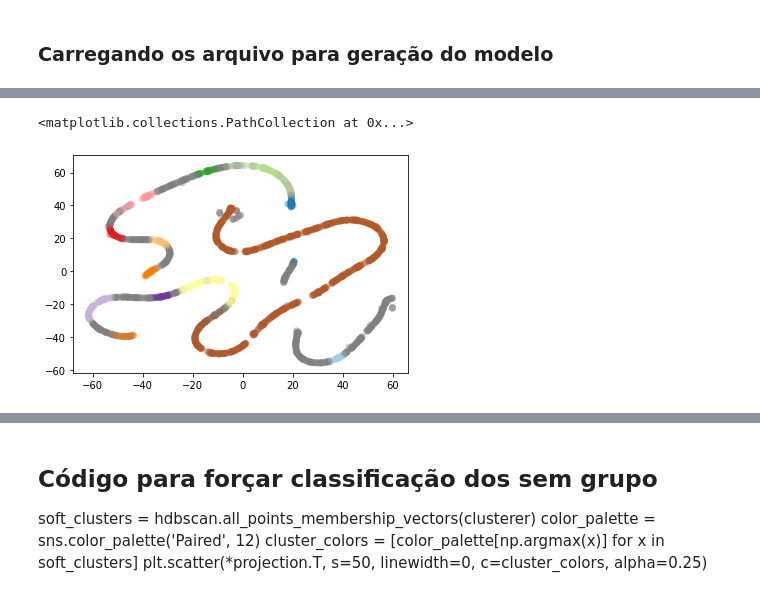
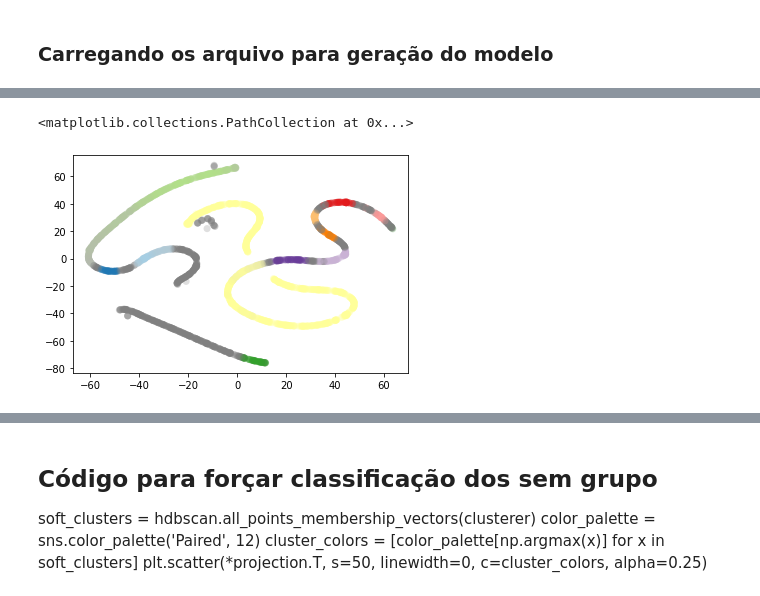
Before and after one commit to DenisAraujo68/hackFestRS, a Jupyter notebook: jupyter/HackFestRS-clustering.ipynb, the cells around one changed output, grey strips where cells are left out. Saved outputs shown, nothing was run; the diff lists cells and outputs as text; code cells hidden in the pictures.

```diff
--- a/jupyter/HackFestRS-clustering.ipynb
+++ b/jupyter/HackFestRS-clustering.ipynb
@@ -9,5 +9,4 @@ import seaborn as sns
 %matplotlib inline
 # %%
 # Carrega no Dataframe somente os dados que serão usados para treinar o modelo
-df = pd.read_csv('indicadores2-07-11.csv')[['vl_licitacao','indicador1','indicador2']]
-df.shape
+df_csv = pd.read_csv('indicadores2-07-11.csv')[['id','vl_licitacao','indicador1','indicador2']]
@@ -43,0 +26,9 @@ plt.scatter(*projection.T)
+# %%
+#### Desativando o scaling dos dados
+from sklearn import preprocessing
+
+df=df_csv[['vl_licitacao','indicador1','indicador2']]
+min_max_scaler = preprocessing.MinMaxScaler()
+scaled_array = min_max_scaler.fit_transform(df.values.astype(float))
+df_normalized = pd.DataFrame(scaled_array)
+df_normalized[:5]
@@ -44,15 +42,19 @@ plt.scatter(*projection.T)
 # %%
 # Treinando o modelo
+data = df_normalized.to_numpy()
 clusterer = hdbscan.HDBSCAN(min_cluster_size=35, prediction_data=True).fit(data)
 
 # Visualizando os dados após clusterização
+from sklearn.manifold import TSNE
+projection = TSNE().fit_transform(data)
+
 color_palette = sns.color_palette('Paired', 12)
 cluster_colors = [color_palette[x] if x >= 0
                   else (0.5, 0.5, 0.5)
                   for x in clusterer.labels_]
 cluster_member_colors = [sns.desaturate(x, p) for x, p in
                          zip(cluster_colors, clusterer.probabilities_)]
 plt.scatter(*projection.T, s=50, linewidth=0, c=cluster_member_colors, alpha=0.25)
 # %% [output]
 <matplotlib.collections.PathCollection at 0x...>
-[figure, old version]
+[figure, new version]
```
Also changed, not shown: parts of 9 cells of this notebook, 2 other files.
